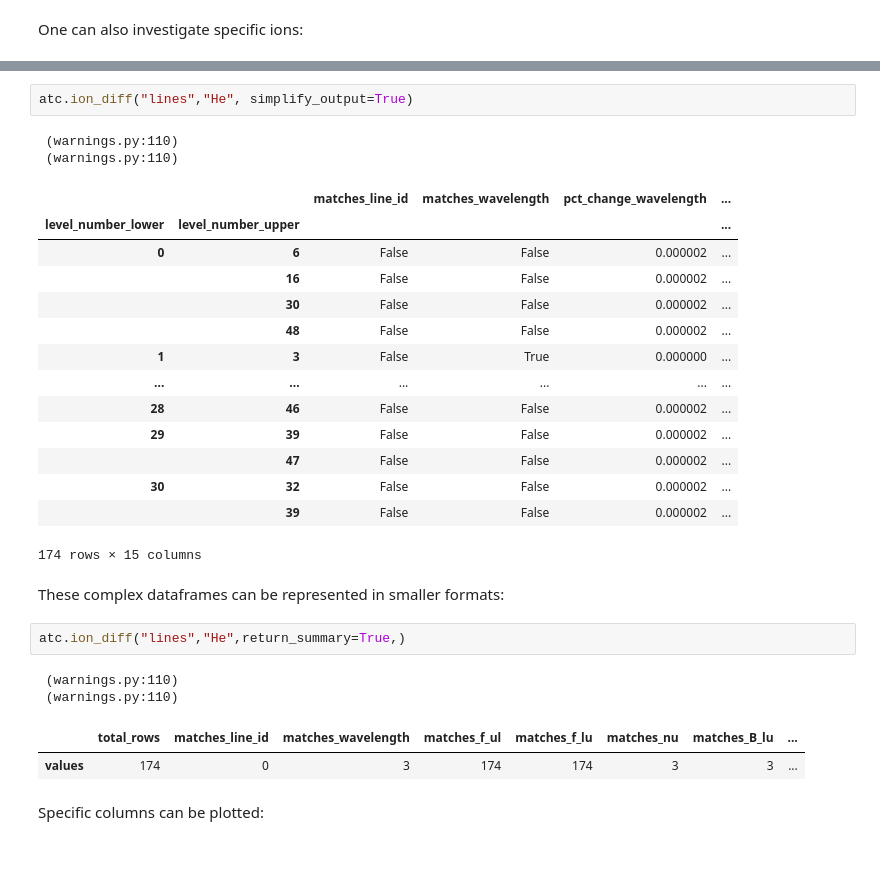
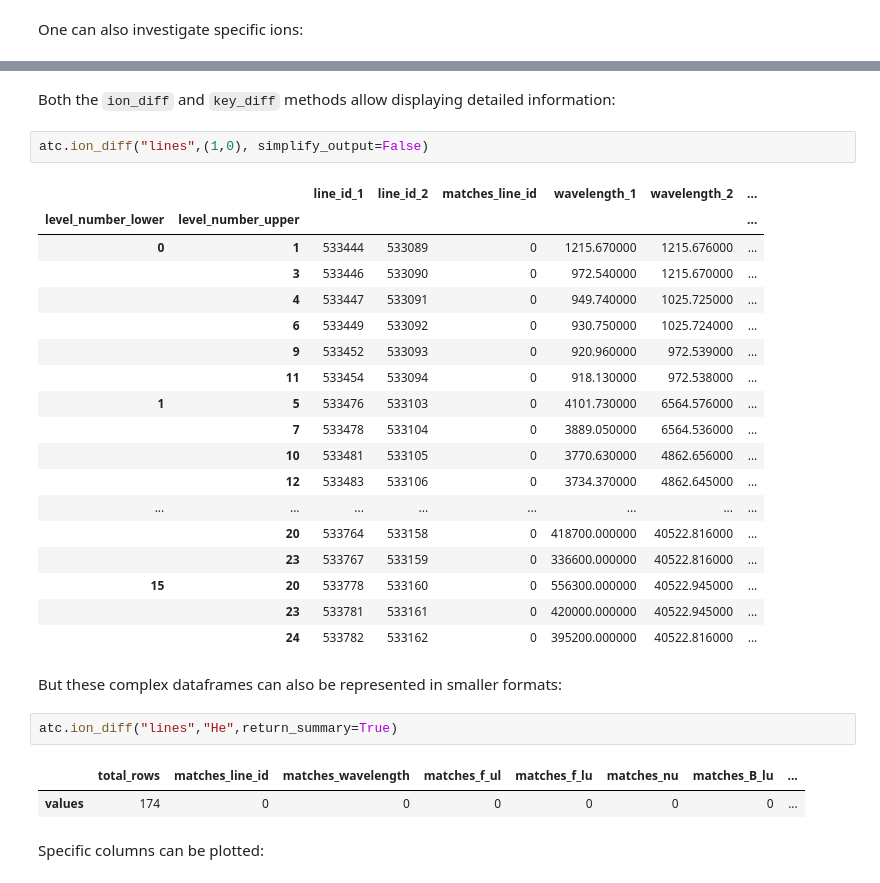
Before and after one commit to tardis-sn/carsus, a Jupyter notebook: docs/development/compare_atomic_files.ipynb, the cells around one changed output, grey strips where cells are left out. Cells and saved outputs as stored; diff of their text form; blank space fills up the shorter version.

```diff
--- a/docs/development/compare_atomic_files.ipynb
+++ b/docs/development/compare_atomic_files.ipynb
@@ -82,31 +96,33 @@ One can also investigate specific ions:
+# %% [markdown]
+Both the `ion_diff` and `key_diff` methods allow displaying detailed information:
+# %%
+atc.ion_diff("lines",(1,0), simplify_output=False)
+# %% [output]
+|  |  | line_id_1 | line_id_2 | matches_line_id | wavelength_1 | wavelength_2 | ... |
+| level_number_lower | level_number_upper |  |  |  |  |  | ... |
+| 0 | 1 | 533444 | 533089 | 0 | 1215.670000 | 1215.676000 | ... |
+|  | 3 | 533446 | 533090 | 0 | 972.540000 | 1215.670000 | ... |
+|  | 4 | 533447 | 533091 | 0 | 949.740000 | 1025.725000 | ... |
+|  | 6 | 533449 | 533092 | 0 | 930.750000 | 1025.724000 | ... |
+|  | 9 | 533452 | 533093 | 0 | 920.960000 | 972.539000 | ... |
+|  | 11 | 533454 | 533094 | 0 | 918.130000 | 972.538000 | ... |
+| 1 | 5 | 533476 | 533103 | 0 | 4101.730000 | 6564.576000 | ... |
+|  | 7 | 533478 | 533104 | 0 | 3889.050000 | 6564.536000 | ... |
+|  | 10 | 533481 | 533105 | 0 | 3770.630000 | 4862.656000 | ... |
+|  | 12 | 533483 | 533106 | 0 | 3734.370000 | 4862.645000 | ... |
+| ... | ... | ... | ... | ... | ... | ... | ... |
+|  | 20 | 533764 | 533158 | 0 | 418700.000000 | 40522.816000 | ... |
+|  | 23 | 533767 | 533159 | 0 | 336600.000000 | 40522.816000 | ... |
+| 15 | 20 | 533778 | 533160 | 0 | 556300.000000 | 40522.945000 | ... |
+|  | 23 | 533781 | 533161 | 0 | 420000.000000 | 40522.945000 | ... |
+|  | 24 | 533782 | 533162 | 0 | 395200.000000 | 40522.816000 | ... |
+# %% [markdown]
+But these complex dataframes can also be represented in smaller formats:
 # %%
-atc.ion_diff("lines","He", simplify_output=True)
+atc.ion_diff("lines","He",return_summary=True)
 # %% [output]
- (warnings.py:110)
- (warnings.py:110)
-|  |  | matches_line_id | matches_wavelength | pct_change_wavelength | ... |
-| level_number_lower | level_number_upper |  |  |  | ... |
-| 0 | 6 | False | False | 0.000002 | ... |
-|  | 16 | False | False | 0.000002 | ... |
-|  | 30 | False | False | 0.000002 | ... |
-|  | 48 | False | False | 0.000002 | ... |
-| 1 | 3 | False | True | 0.000000 | ... |
-| ... | ... | ... | ... | ... | ... |
-| 28 | 46 | False | False | 0.000002 | ... |
-| 29 | 39 | False | False | 0.000002 | ... |
-|  | 47 | False | False | 0.000002 | ... |
-| 30 | 32 | False | False | 0.000002 | ... |
-|  | 39 | False | False | 0.000002 | ... |
+|  | total_rows | matches_line_id | matches_wavelength | matches_f_ul | matches_f_lu | matches_nu | matches_B_lu | ... |
+| values | 174 | 0 | 0 | 0 | 0 | 0 | 0 | ... |
-174 rows × 15 columns
-# %% [markdown]
-These complex dataframes can be represented in smaller formats:
-# %%
-atc.ion_diff("lines","He",return_summary=True,)
-# %% [output]
- (warnings.py:110)
- (warnings.py:110)
-|  | total_rows | matches_line_id | matches_wavelength | matches_f_ul | matches_f_lu | matches_nu | matches_B_lu | ... |
-| values | 174 | 0 | 3 | 174 | 174 | 3 | 3 | ... |
 # %% [markdown]
 Specific columns can be plotted:
 # %%
```
Also changed, not shown: parts of 7 cells of this notebook, 1 other file.
